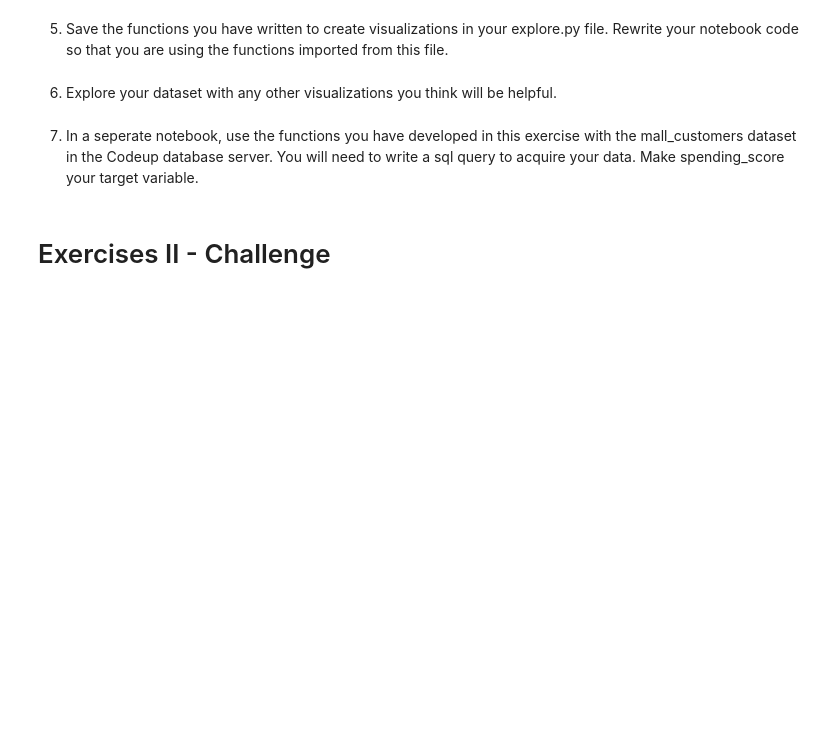
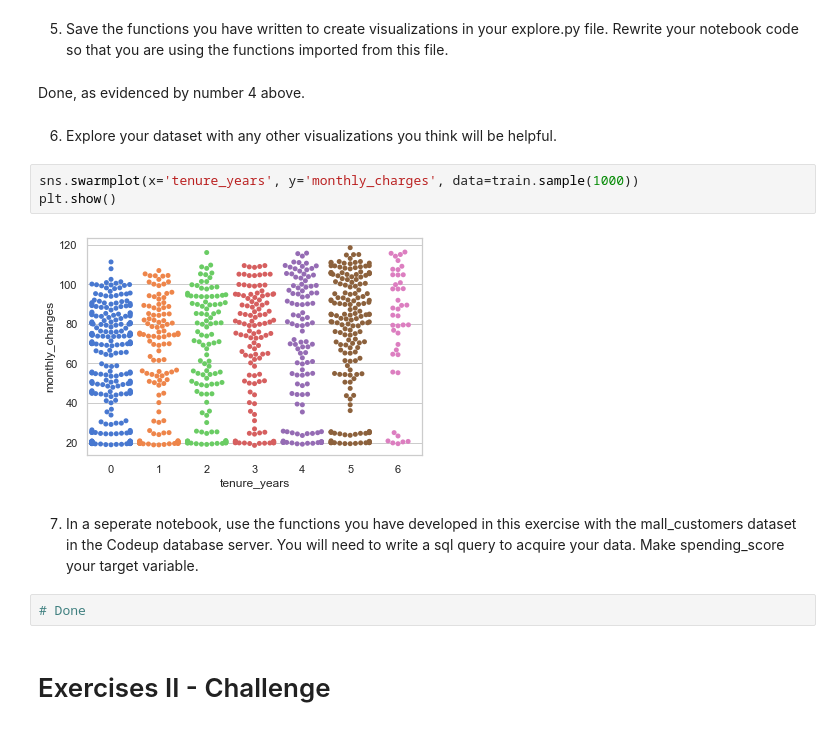
Before and after one commit to rachelrobbinsmayhill/regression-exercises, a Jupyter notebook: explore.ipynb, the cells around one changed output. Saved outputs shown, nothing was run; the diff lists cells and outputs as text; blank space fills up the shorter version.

```diff
--- a/explore.ipynb
+++ b/explore.ipynb
@@ -301,9 +233,18 @@ sns.lmplot(data = df,
 # %% [markdown]
 5. Save the functions you have written to create visualizations in your explore.py file. Rewrite your notebook code so that you are using the functions imported from this file.
+# %% [markdown]
+Done, as evidenced by number 4 above.
 # %% [markdown]
 6. Explore your dataset with any other visualizations you think will be helpful.
+# %%
+sns.swarmplot(x='tenure_years', y='monthly_charges', data=train.sample(1000))
+plt.show()
+# %% [output]
+[figure, added]
 # %% [markdown]
 7. In a seperate notebook, use the functions you have developed in this exercise with the mall_customers dataset in the Codeup database server. You will need to write a sql query to acquire your data. Make spending_score your target variable.
+# %%
+# Done
 # %% [markdown]
 # Exercises II - Challenge
 # %% [markdown]
```
Also changed, not shown: parts of 18 cells of this notebook.
